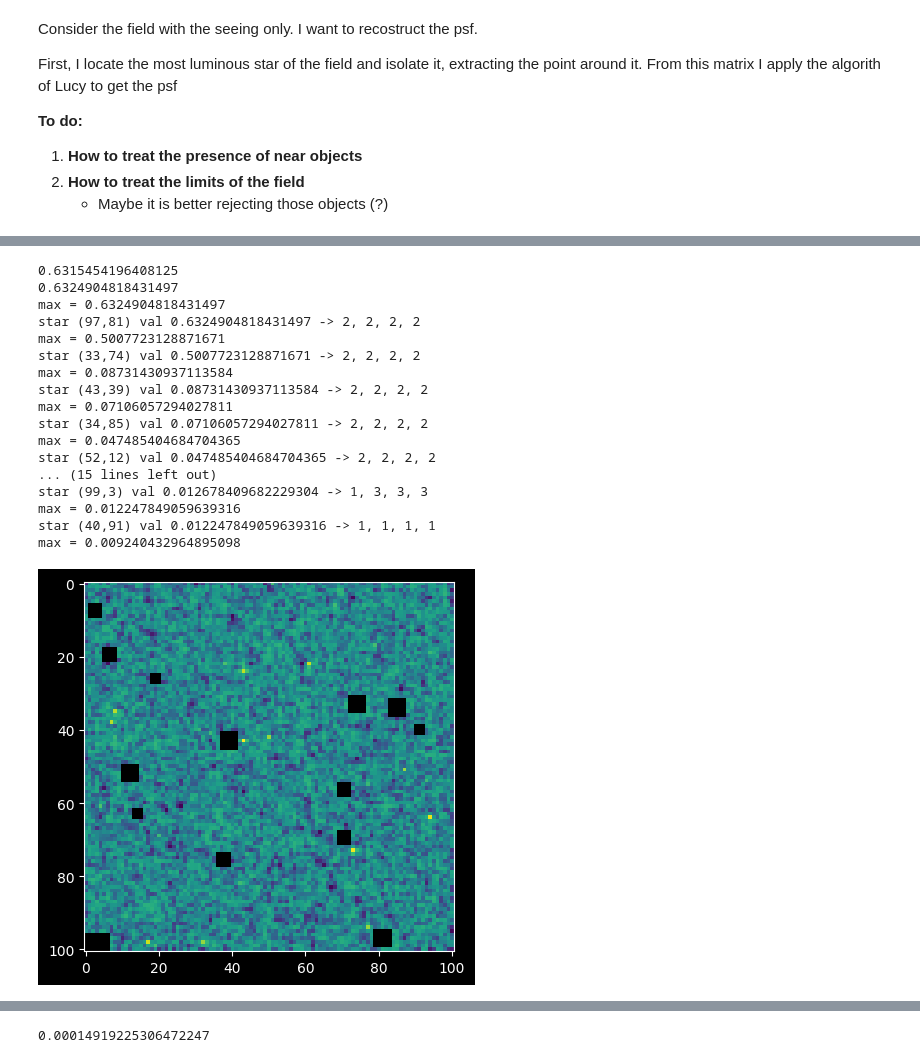
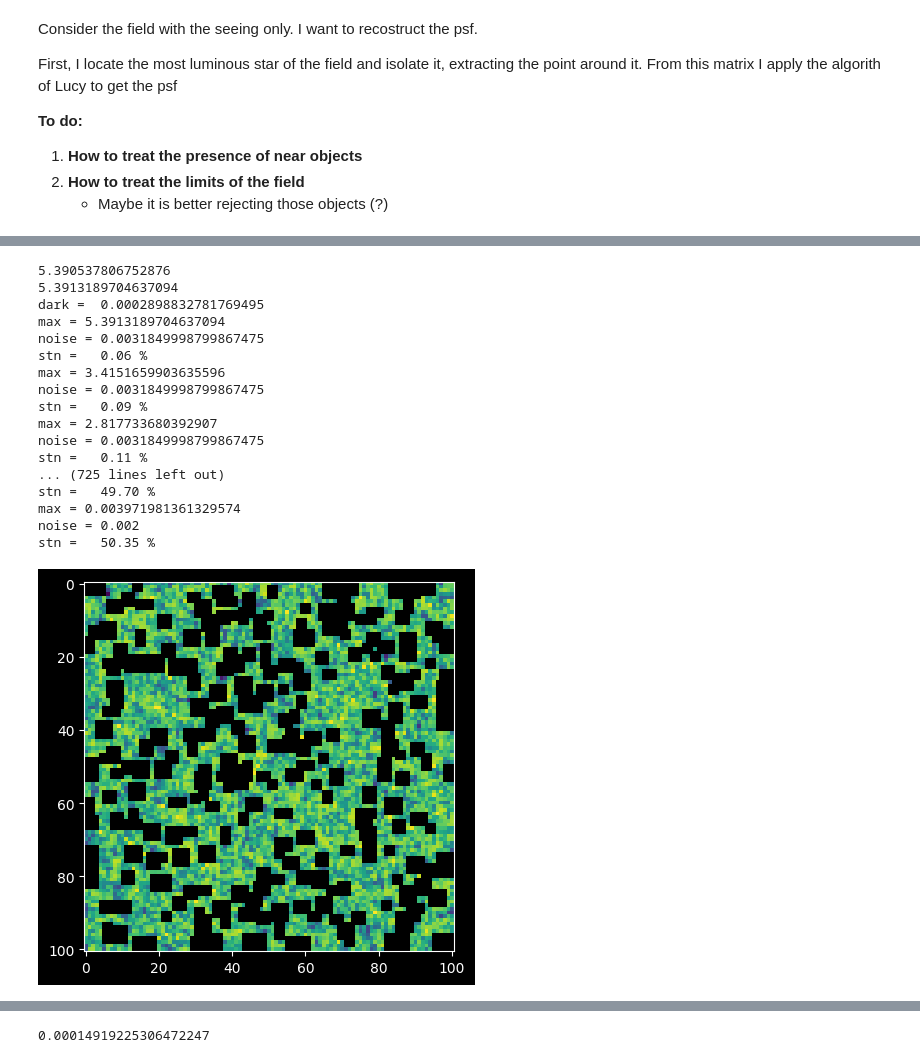
Before and after one commit to 00-berni/proj_2, a Jupyter notebook: notebook/implementation_notebook.ipynb, the cells around one changed output, grey strips where cells are left out. Saved outputs shown, nothing was run; the diff lists cells and outputs as text; code cells hidden in the pictures.

Commit message:
- Change the function to locate the stars - Print s/n

```diff
--- a/notebook/implementation_notebook.ipynb
+++ b/notebook/implementation_notebook.ipynb
@@ -163,9 +164,10 @@ def star_location(sdim: int = M, dim: int = N) -> tuple:
     :return: tuple of star coordinates arrays
     :rtype: tuple
     """
-    tmp = np.random.default_rng()
-    X = tmp.choice(dim, size=sdim)
-    Y = tmp.choice(dim, size=sdim)#, replace=False)
+    grid = [(i,j) for i in range(dim) for j in range(dim)]
+    ind = np.random.choice(len(grid), size=M, replace=False)
+    X = np.array([grid[i][0] for i in ind])
+    Y = np.array([grid[i][1] for i in ind])
     return X, Y
 
 
@@ -595,7 +597,7 @@ First, I locate the most luminous star of the field and isolate it, extracting t
 # %%
 # from scipy.signal import argrelextrema
 
-M = 50
+M = 500
 
 # generation of the field and the stars
 F, S = initialize(sdim=M)
@@ -604,7 +606,10 @@ F, S = initialize(sdim=M)
 # for 1 solar mass star L = M**beta = 1 in solar luminosity unit
 n = 0.2/1e2
 
-print(n, min(S.lum))
+objs = S.lum
+objs = np.where(objs > n)[0]
+objs = len(objs)
+print(objs)
 
 # add background noise
 F_n = F + noise(n)
@@ -803,15 +808,15 @@ def object_isolation(obj: tuple[int,int], field: np.ndarray, coord: list[tuple],
     for k in [(x+i, y+j) for i in range(-wx_d,wx_u+1) for j in range(-wy_d, wy_u+1)]:
         # control condition
         if k in coord: coord.remove(k)
-    #! DA RIMUOVERE PRIMA DI MANDARE !#
-    if M < 11:
-        plt.imshow(extraction, norm='log')
-        plt.colorbar()
-        plt.show()
-        plt.imshow(field, norm='log')
-        plt.colorbar()
-        plt.show()
-    #!                               !#
+    # #! DA RIMUOVERE PRIMA DI MANDARE !#
+    # if M < 11:
+    #     plt.imshow(extraction, norm='log')
+    #     plt.colorbar()
+    #     plt.show()
+    #     plt.imshow(field, norm='log')
+    #     plt.colorbar()
+    #     plt.show()
+    # #!                               !#
     return extraction
 
 ##*
@@ -888,12 +893,14 @@ def counting_stars(field: np.ndarray, dark_noise: float, thr: float = 1e-3, size
     n0 = (n0 + dark_noise) / 2
     # taking the minimum between n and the 10% of maximum luminosity
     n0 = min(n0, max_val/10)
+    print(f'noise =\t{n0}')
     #! for me to control
     i = 0
     # evaluating the signal-to-noise ratio
     s_t_n = max_val / n0
+    print(f'stn =\t{1/s_t_n*100:.2f} %')
     # starting the loop
-    while s_t_n > 5 and i < N//2:
+    while s_t_n > 2 and i < M:
         # appending the new extracted object to the list
         a_extraction += [object_isolation(max_pos, tmp_field, coord, thr, size)]
         # evalueting the new maximum in the field
@@ -905,54 +912,58 @@ def counting_stars(field: np.ndarray, dark_noise: float, thr: float = 1e-3, size
             n0 = evaluate_noise(field,coord,point_num,loop_num)
             # taking the max between n and noise from dark
             n0 = max(n, dark_noise)
-
+        print(f'noise =\t{n0}')
         s_t_n = max_val/n0
+        print(f'stn =\t{1/s_t_n*100:.2f} %')
         i += 1
-        if i == N//2: print('!WARNING!: ITERATION EXCEDED!')
+        if i == M: print('!WARNING!: ITERATION EXCEDED!')
     plt.imshow(tmp_field, norm='log')
     plt.show()
     return a_extraction
 
 # mean dark
 dark = dark_elaboration(det_noise)
 # for the noise estimated from dark take the maximum
 d = dark[np.unravel_index(np.argmax(dark), dark.shape)]
+print(f'dark =\t{d}')
 
 # number of points
 p_num = 200
 # thr to define an obj
 thr = 1e-1
 a_extraction = counting_stars(test_field, d, thr=thr, size=3, point_num=p_num)
 print(f'\nThe star number is\nExt\tTrue\n{len(a_extraction)}\t{M}')
+print(f'Expected: {objs}')
+print(f'Precision: {len(a_extraction)/objs*100:.2f} %')
 
 # extraction = a_extraction[0]
 
 selected = a_extraction[-1]
 thr_tmp = selected[np.unravel_index(np.argmax(selected), selected.shape)]
 
 
 
 plt.imshow(np.where(F_s>thr_tmp, F_s, 0.0), norm='log')
 # plt.imshow(F_s, norm='log')
 plt.show()
 # %% [output]
-0.6315454196408125
-0.6324904818431497
-max = 0.6324904818431497
-star (97,81) val 0.6324904818431497 -> 2, 2, 2, 2
-max = 0.5007723128871671
-star (33,74) val 0.5007723128871671 -> 2, 2, 2, 2
-max = 0.08731430937113584
-star (43,39) val 0.08731430937113584 -> 2, 2, 2, 2
-max = 0.07106057294027811
-star (34,85) val 0.07106057294027811 -> 2, 2, 2, 2
-max = 0.047485404684704365
-star (52,12) val 0.047485404684704365 -> 2, 2, 2, 2
-... (15 lines left out)
-star (99,3) val 0.012678409682229304 -> 1, 3, 3, 3
-max = 0.012247849059639316
-star (40,91) val 0.012247849059639316 -> 1, 1, 1, 1
-max = 0.009240432964895098
+5.390537806752876
+5.3913189704637094
+dark =  0.0002898832781769495
+max = 5.3913189704637094
+noise = 0.0031849998799867475
+stn =   0.06 %
+max = 3.4151659903635596
+noise = 0.0031849998799867475
+stn =   0.09 %
+max = 2.817733680392907
+noise = 0.0031849998799867475
+stn =   0.11 %
+... (725 lines left out)
+stn =   49.70 %
+max = 0.003971981361329574
+noise = 0.002
+stn =   50.35 %
-[figure, old version]
+[figure, new version]
 The star number is
 Ext     True
```
Also changed, not shown: parts of 6 cells of this notebook.
